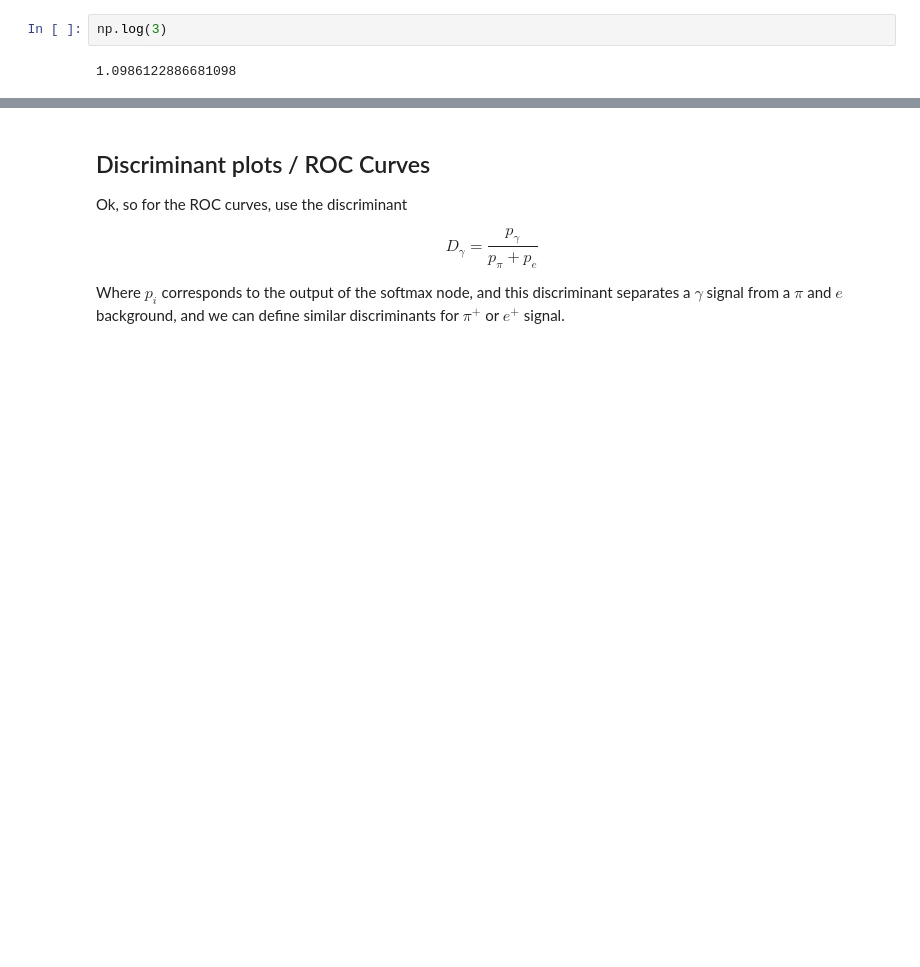
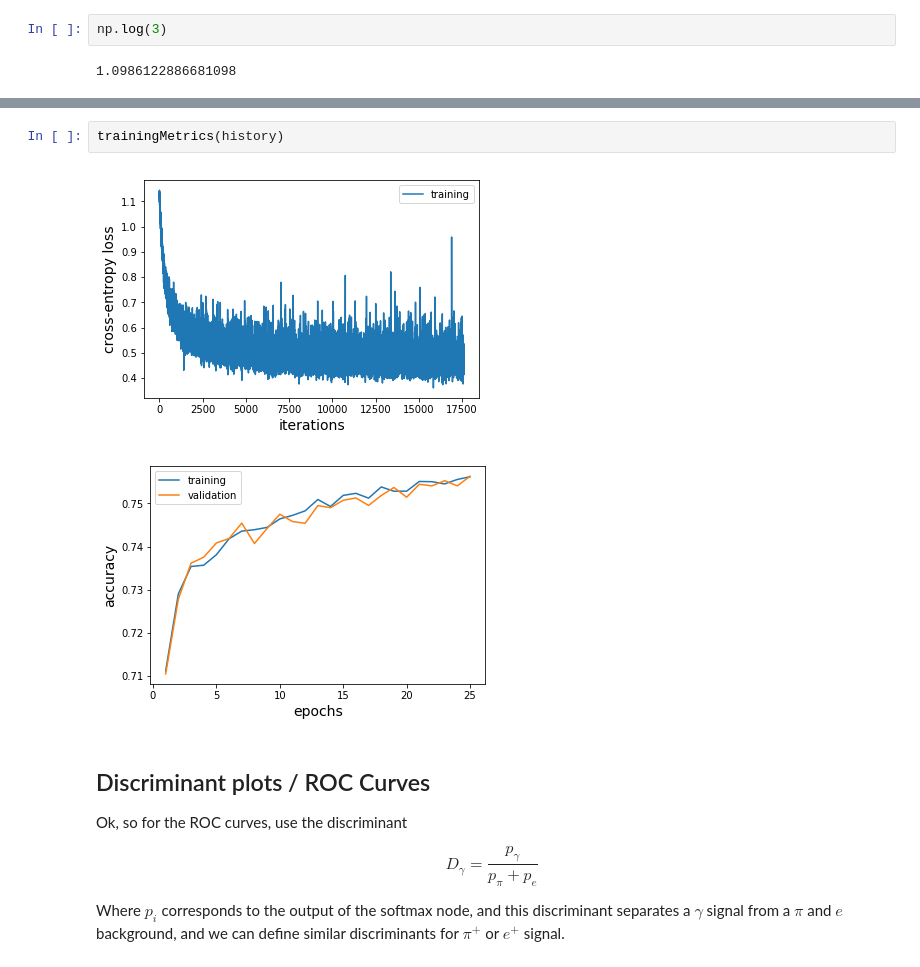
Before and after one commit to nhartman94/CNN_Project, a Jupyter notebook: Notebooks/fc-net.ipynb, the cells around one changed output, grey strips where cells are left out. Cells and saved outputs as stored; diff of their text form; blank space fills up the shorter version.

```diff
--- a/Notebooks/fc-net.ipynb
+++ b/Notebooks/fc-net.ipynb
@@ -84,3 +77,8 @@ STILL NEED TO FILL THIS IN!
+# %%
+trainingMetrics(history)
+# %% [output]
+[figure, added]
+[figure, added]
 # %% [markdown]
 ## Discriminant plots / ROC Curves
 
```
Also changed, not shown: parts of 12 cells of this notebook, 2 other files.
